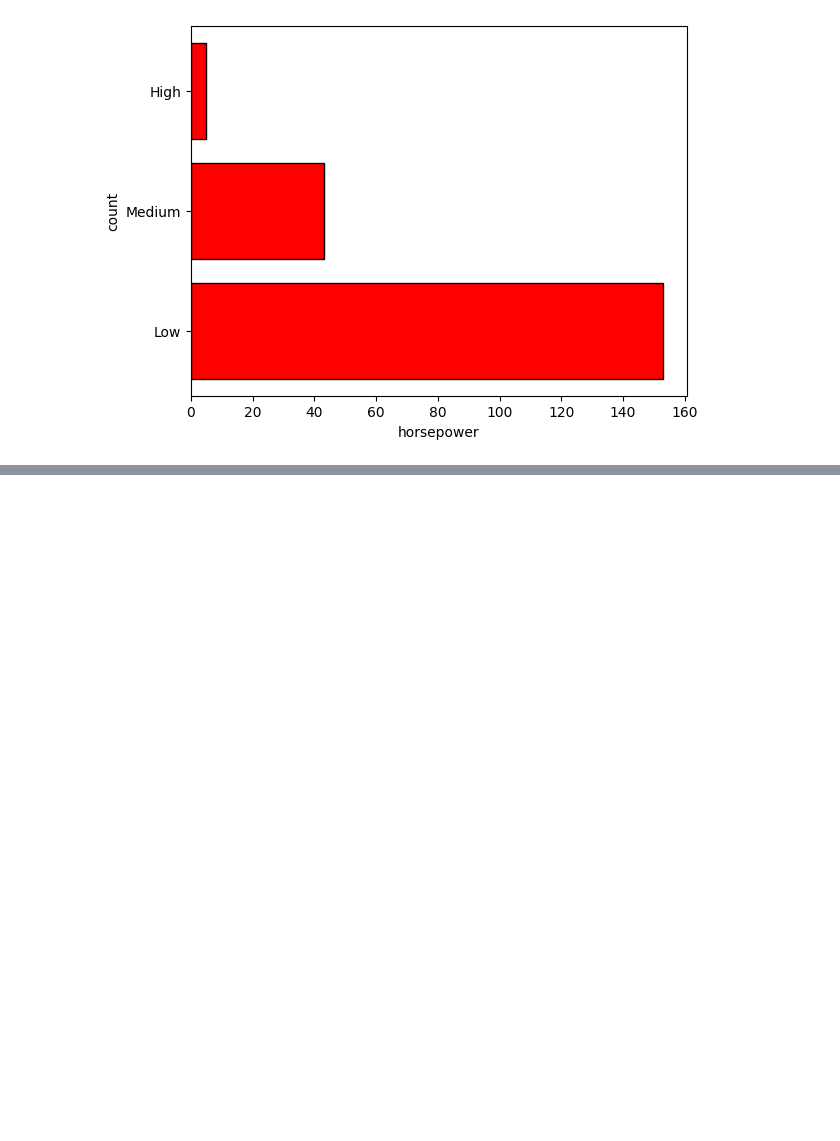
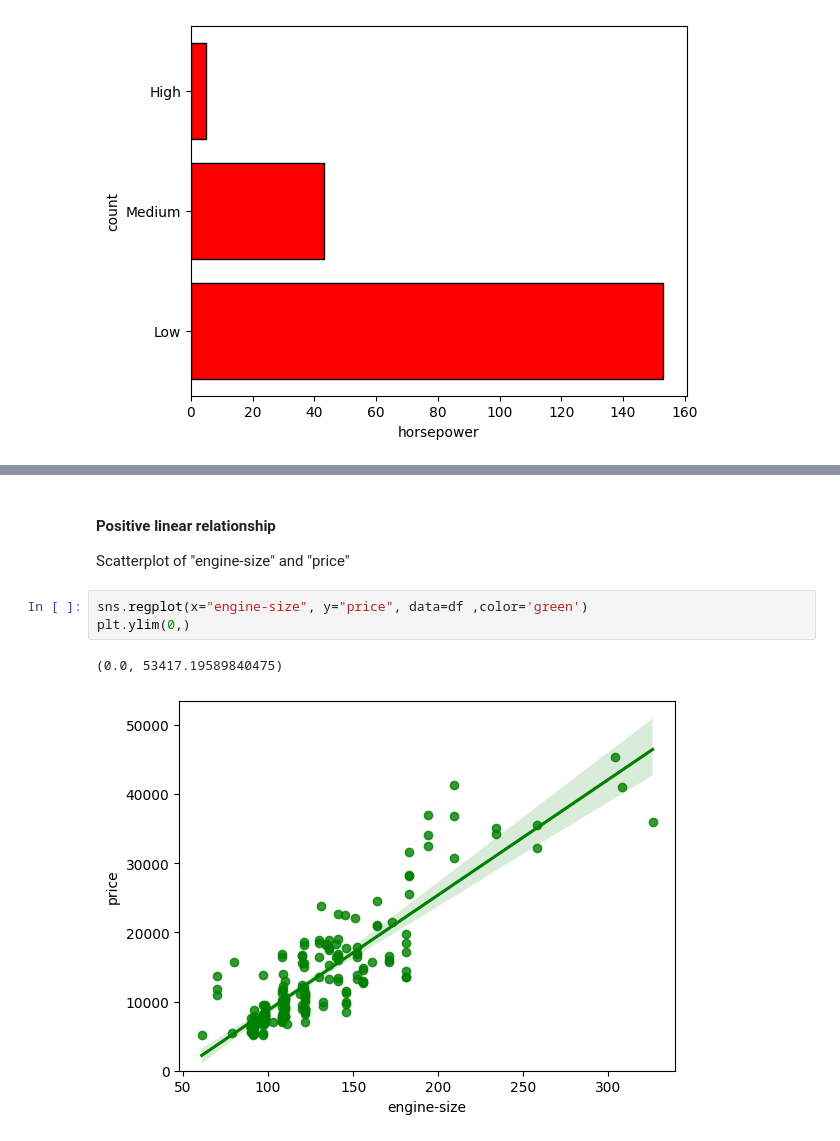
Before and after one commit to workvikrant/collage_project, a Jupyter notebook: Data_Analysis.ipynb, the cells around one changed output, grey strips where cells are left out. Saved outputs shown, nothing was run; the diff lists cells and outputs as text; blank space fills up the shorter version.

```diff
--- a/Data_Analysis.ipynb
+++ b/Data_Analysis.ipynb
@@ -359,0 +392,10 @@ Text(0, 0.5, 'count')
+# %% [markdown]
+<h4>Positive linear relationship</h4>
+
+Scatterplot of "engine-size" and "price"
+# %%
+sns.regplot(x="engine-size", y="price", data=df ,color='green')
+plt.ylim(0,)
+# %% [output]
+(0.0, 53417.19589840475)
+[figure, added]
```
Also changed, not shown: parts of 43 cells of this notebook, 1 other file.
